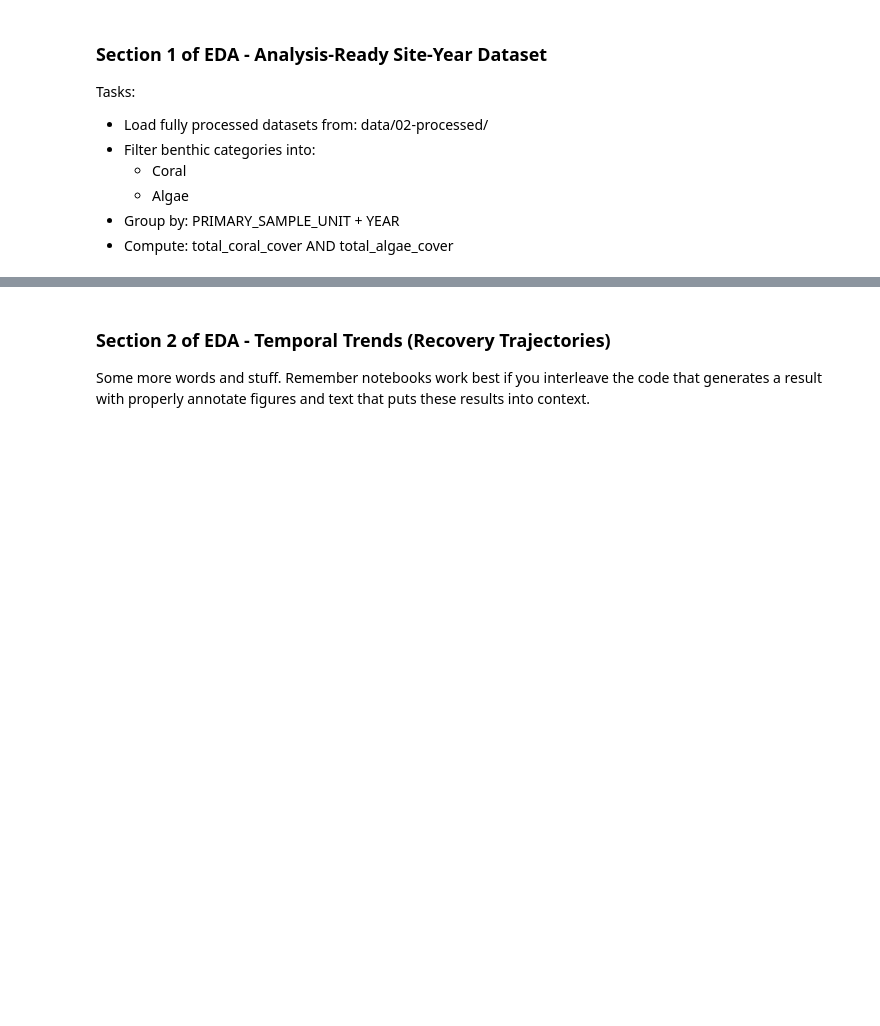
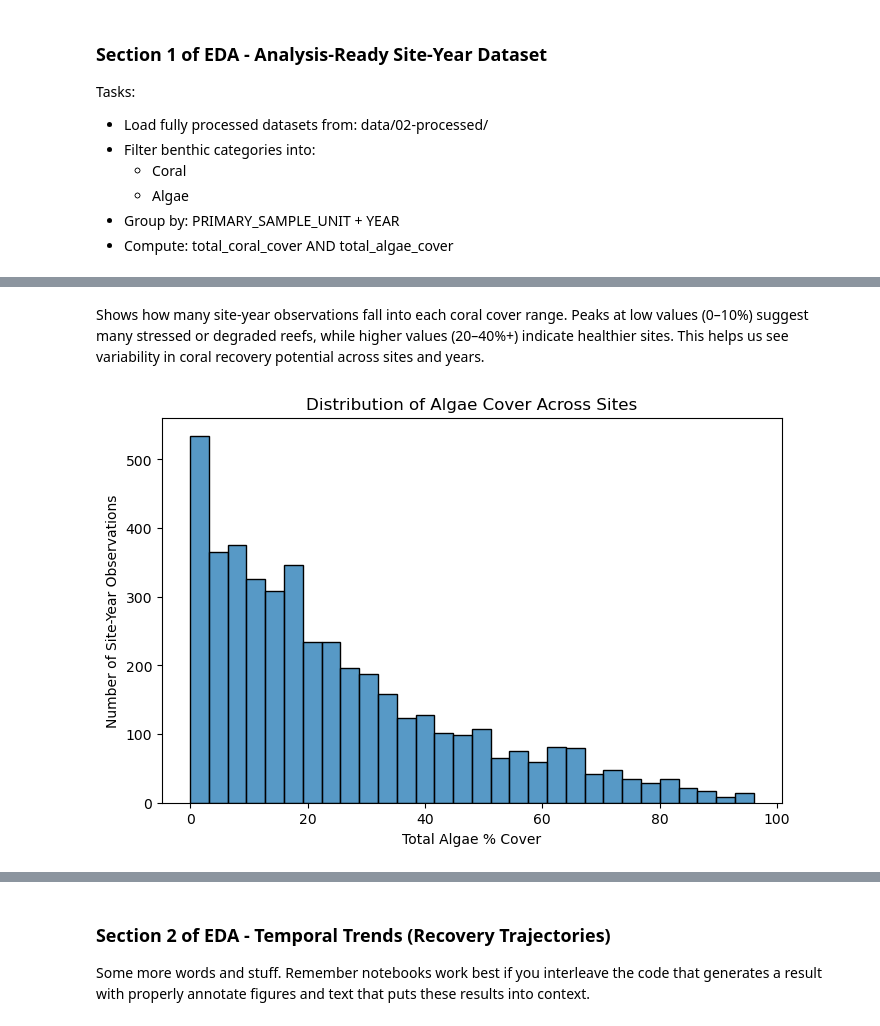
Before and after one commit to COGS108/Group032_WI26, a Jupyter notebook: 02-EDACheckpoint.ipynb, the cells around one changed output, grey strips where cells are left out. Drawn from its saved outputs; the diff is of its cells as text; code cells hidden in the pictures; blank space fills up the shorter version.

```diff
--- a/02-EDACheckpoint.ipynb
+++ b/02-EDACheckpoint.ipynb
@@ -422,0 +795,20 @@ Tasks:
+# %% [markdown]
+Shows how many site-year observations fall into each coral cover range. Peaks at low values (0–10%) suggest many stressed or degraded reefs, while higher values (20–40%+) indicate healthier sites. This helps us see variability in coral recovery potential across sites and years.
+# %%
+## Histogram of total algae cover
+
+plt.figure(figsize=(8,5))
+
+sns.histplot(
+    site_year_cover['total_algae_cover'],
+    bins=30,
+    kde=False
+)
+
+plt.xlabel("Total Algae % Cover")
+plt.ylabel("Number of Site-Year Observations")
+plt.title("Distribution of Algae Cover Across Sites")
+
+plt.show()
+# %% [output]
+[figure, added]
```
Also changed, not shown: parts of 47 cells of this notebook.
